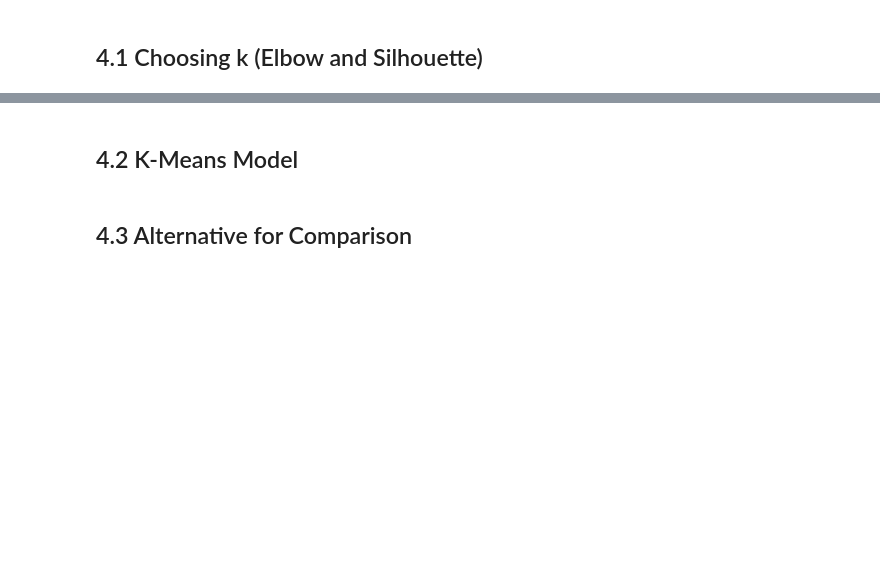
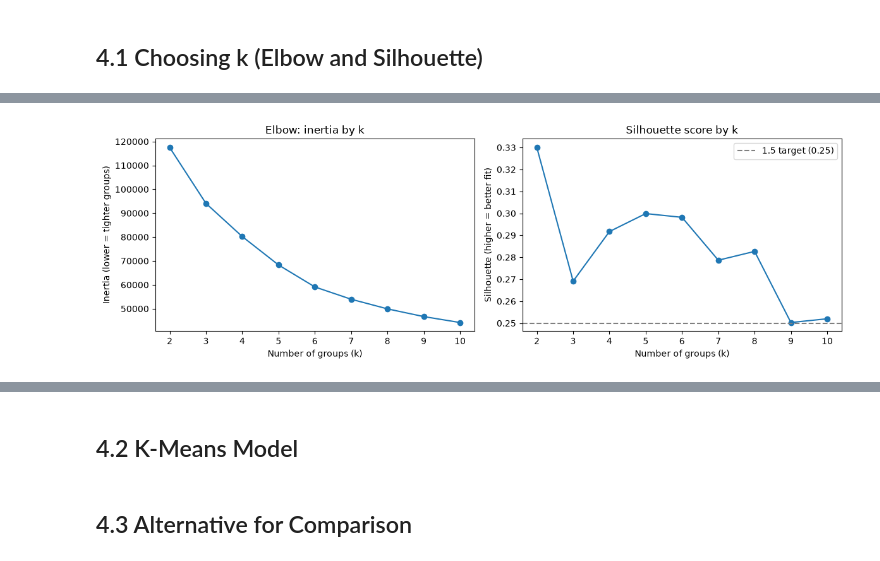
Before and after one commit to SwoopCodes/Data-Analytics_Irish-housing-density, a Jupyter notebook: notebooks/CA2_CRISP_DM_Notebook.ipynb, the cells around one changed output, grey strips where cells are left out. Drawn from its saved outputs; the diff is of its cells as text; code cells hidden in the pictures; blank space fills up the shorter version.

```diff
--- a/notebooks/CA2_CRISP_DM_Notebook.ipynb
+++ b/notebooks/CA2_CRISP_DM_Notebook.ipynb
@@ -1293,0 +1335,21 @@ In this phase I group the 18,916 small areas with k-means. First I choose the nu
+# %%
+# Step 2: elbow plot (inertia) and silhouette score for each k
+fig, axes = plt.subplots(1, 2, figsize=(12, 4))
+
+axes[0].plot(k_results.index, k_results["Inertia"], marker="o")
+axes[0].set_title("Elbow: inertia by k")
+axes[0].set_xlabel("Number of groups (k)")
+axes[0].set_ylabel("Inertia (lower = tighter groups)")
+
+axes[1].plot(k_results.index, k_results["Silhouette"], marker="o")
+axes[1].axhline(0.25, color="grey", linestyle="--", label="1.5 target (0.25)")
+axes[1].set_title("Silhouette score by k")
+axes[1].set_xlabel("Number of groups (k)")
+axes[1].set_ylabel("Silhouette (higher = better fit)")
+axes[1].legend()
+
+plt.tight_layout()
+plt.savefig(FIG_DIR / "kmeans_elbow_silhouette.png", dpi=150)
+plt.show()
+# %% [output]
+[figure, added]
```
Also changed, not shown: parts of 4 cells of this notebook, 1 other file.
